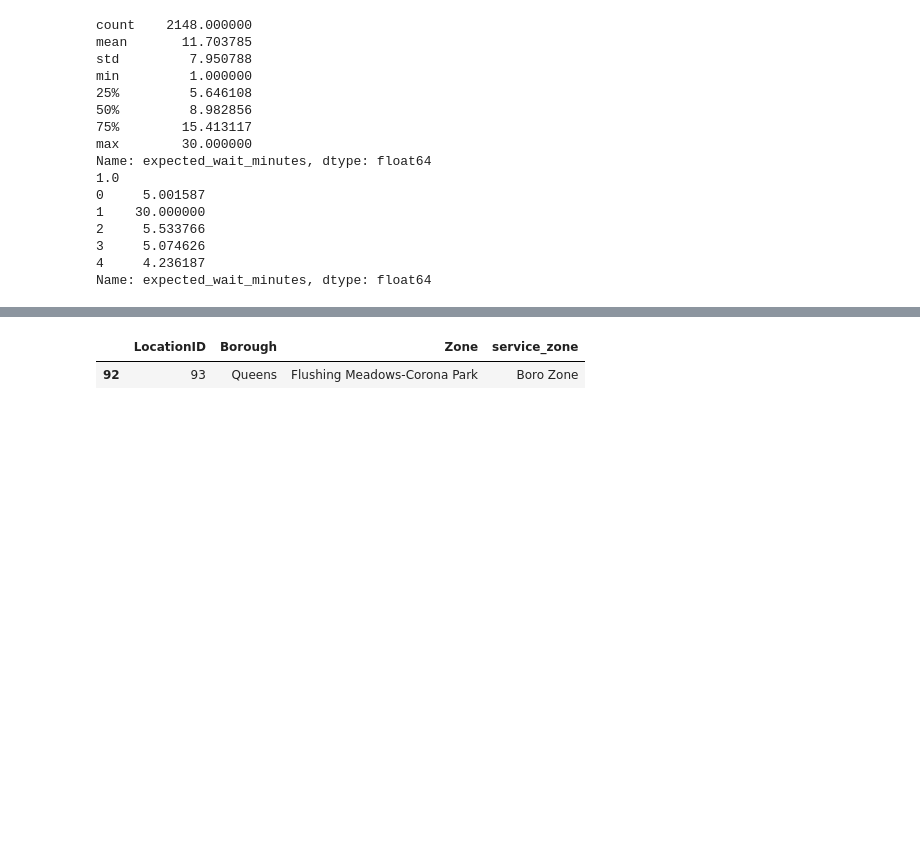
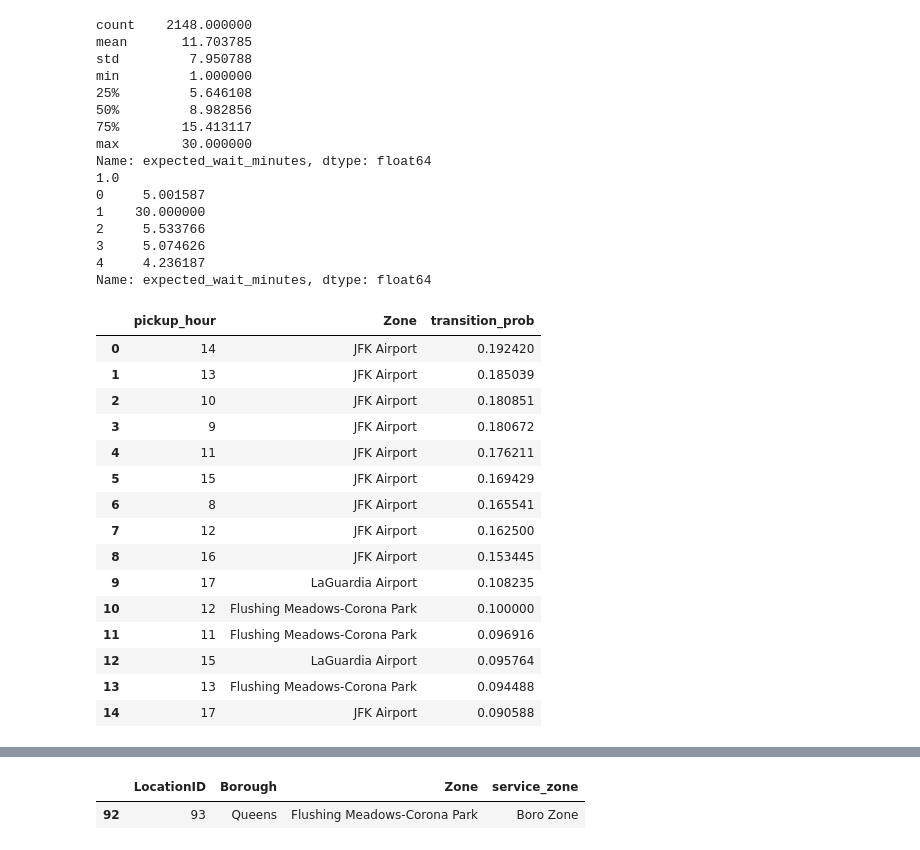
Before and after one commit to sara-neff/taxi-project, a Jupyter notebook: notebooks/03_shift_simulation_with_wait_time.ipynb, the cells around one changed output, grey strips where cells are left out. Drawn from its saved outputs; the diff is of its cells as text; code cells hidden in the pictures; blank space fills up the shorter version.

```diff
--- a/notebooks/03_shift_simulation_with_wait_time.ipynb
+++ b/notebooks/03_shift_simulation_with_wait_time.ipynb
@@ -633,3 +633,32 @@ Name: expected_wait_minutes, dtype: float64
 3     5.074626
 4     4.236187
 Name: expected_wait_minutes, dtype: float64
+# %%
+zone93_transitions = zone_hour_transitions[
+    zone_hour_transitions.PULocationID == 93
+].sort_values("transition_prob", ascending=False)
+
+zone93_transitions = zone93_transitions.merge(
+    zones,
+    left_on="DOLocationID",
+    right_on="LocationID"
+)
+# %%
+zone93_transitions[["pickup_hour","Zone","transition_prob"]].head(15)
+# %% [output]
+|  | pickup_hour | Zone | transition_prob |
+| 0 | 14 | JFK Airport | 0.192420 |
+| 1 | 13 | JFK Airport | 0.185039 |
+| 2 | 10 | JFK Airport | 0.180851 |
+| 3 | 9 | JFK Airport | 0.180672 |
+| 4 | 11 | JFK Airport | 0.176211 |
+| 5 | 15 | JFK Airport | 0.169429 |
+| 6 | 8 | JFK Airport | 0.165541 |
+| 7 | 12 | JFK Airport | 0.162500 |
+| 8 | 16 | JFK Airport | 0.153445 |
+| 9 | 17 | LaGuardia Airport | 0.108235 |
+| 10 | 12 | Flushing Meadows-Corona Park | 0.100000 |
+| 11 | 11 | Flushing Meadows-Corona Park | 0.096916 |
+| 12 | 15 | LaGuardia Airport | 0.095764 |
+| 13 | 13 | Flushing Meadows-Corona Park | 0.094488 |
+| 14 | 17 | JFK Airport | 0.090588 |
```
Also changed, not shown: parts of 1 cell of this notebook.
